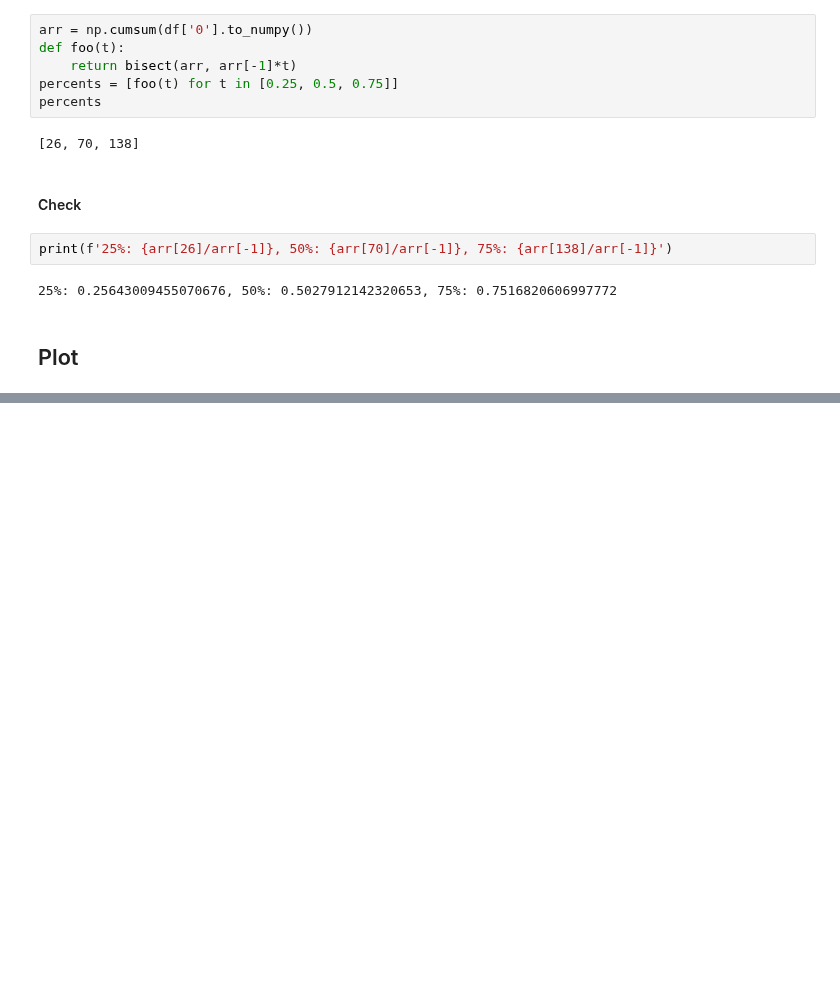
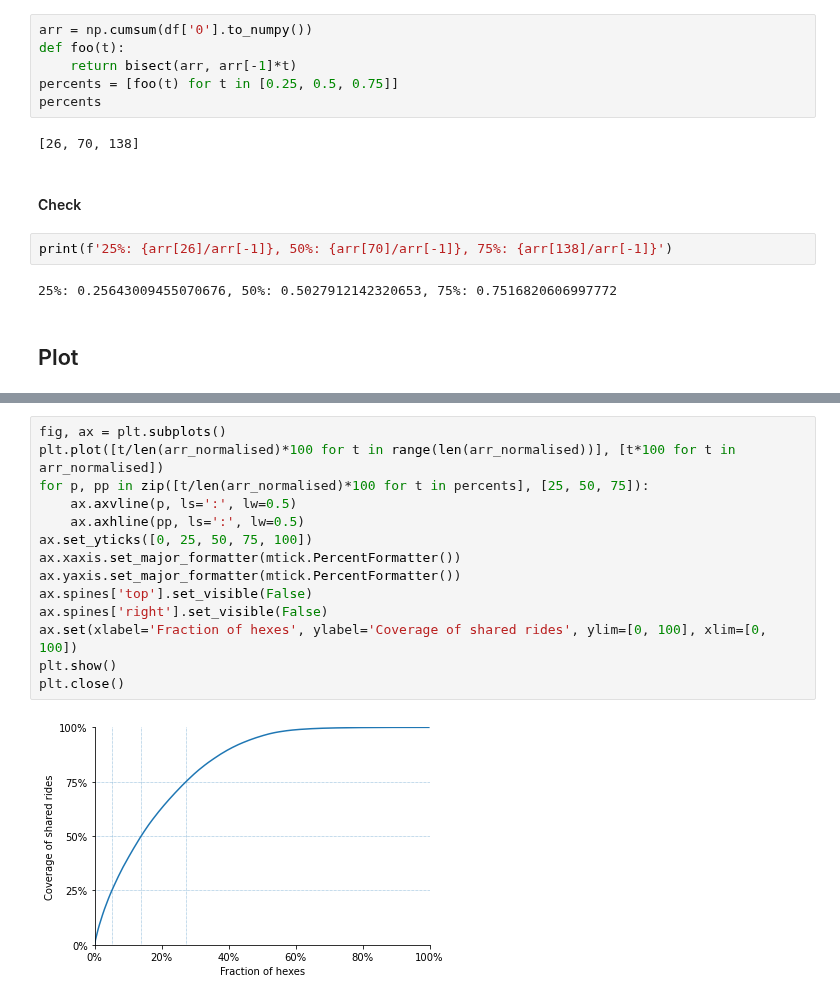
Before and after one commit to OlhaShulikaUJ/ExMAS-plotting, a Jupyter notebook: michal_misc.ipynb, the cells around one changed output, grey strips where cells are left out. Cells and saved outputs as stored; diff of their text form; blank space fills up the shorter version.

```diff
--- a/michal_misc.ipynb
+++ b/michal_misc.ipynb
@@ -327,0 +333,16 @@ plt.close()
+# %%
+fig, ax = plt.subplots()
+plt.plot([t/len(arr_normalised)*100 for t in range(len(arr_normalised))], [t*100 for t in arr_normalised])
+for p, pp in zip([t/len(arr_normalised)*100 for t in percents], [25, 50, 75]):
+    ax.axvline(p, ls=':', lw=0.5)
+    ax.axhline(pp, ls=':', lw=0.5)
+ax.set_yticks([0, 25, 50, 75, 100])
+ax.xaxis.set_major_formatter(mtick.PercentFormatter())
+ax.yaxis.set_major_formatter(mtick.PercentFormatter())
+ax.spines['top'].set_visible(False)
+ax.spines['right'].set_visible(False)
+ax.set(xlabel='Fraction of hexes', ylabel='Coverage of shared rides', ylim=[0, 100], xlim=[0, 100])
+plt.show()
+plt.close()
+# %% [output]
+[figure, added]
```
Also changed, not shown: parts of 4 cells of this notebook.
